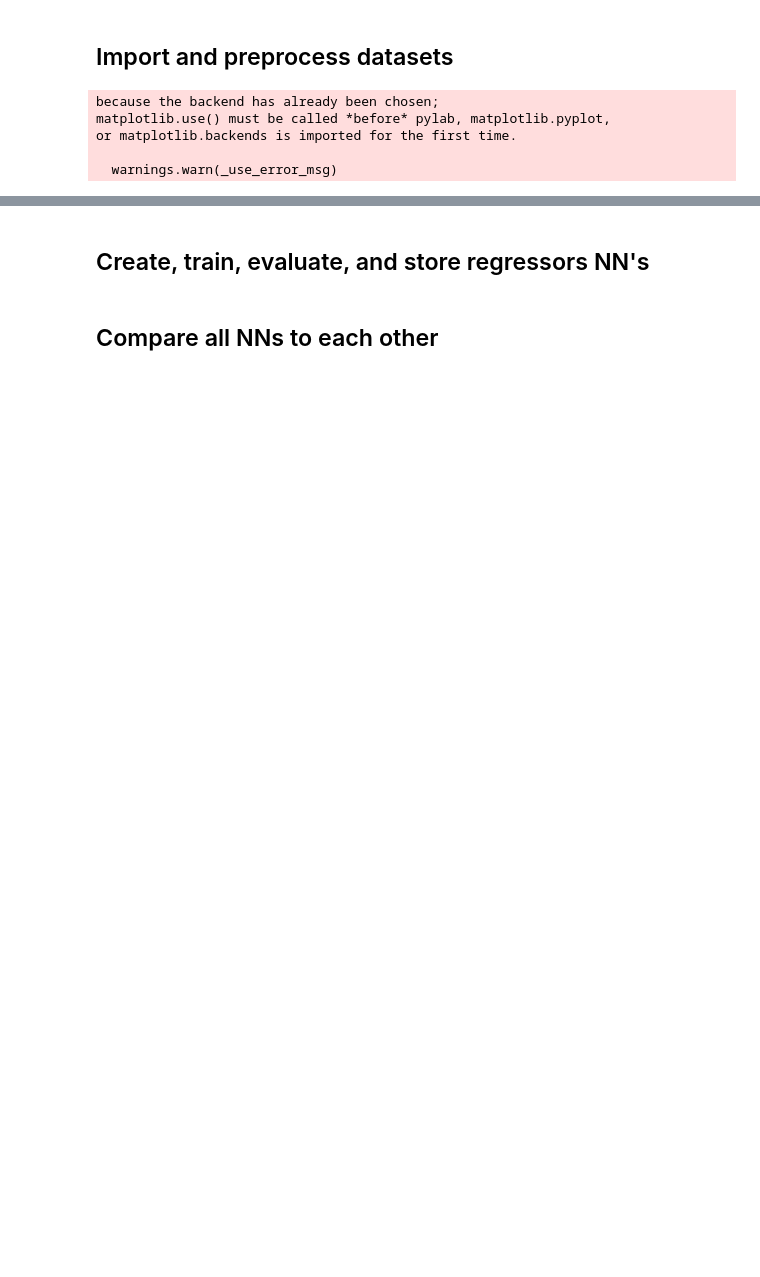
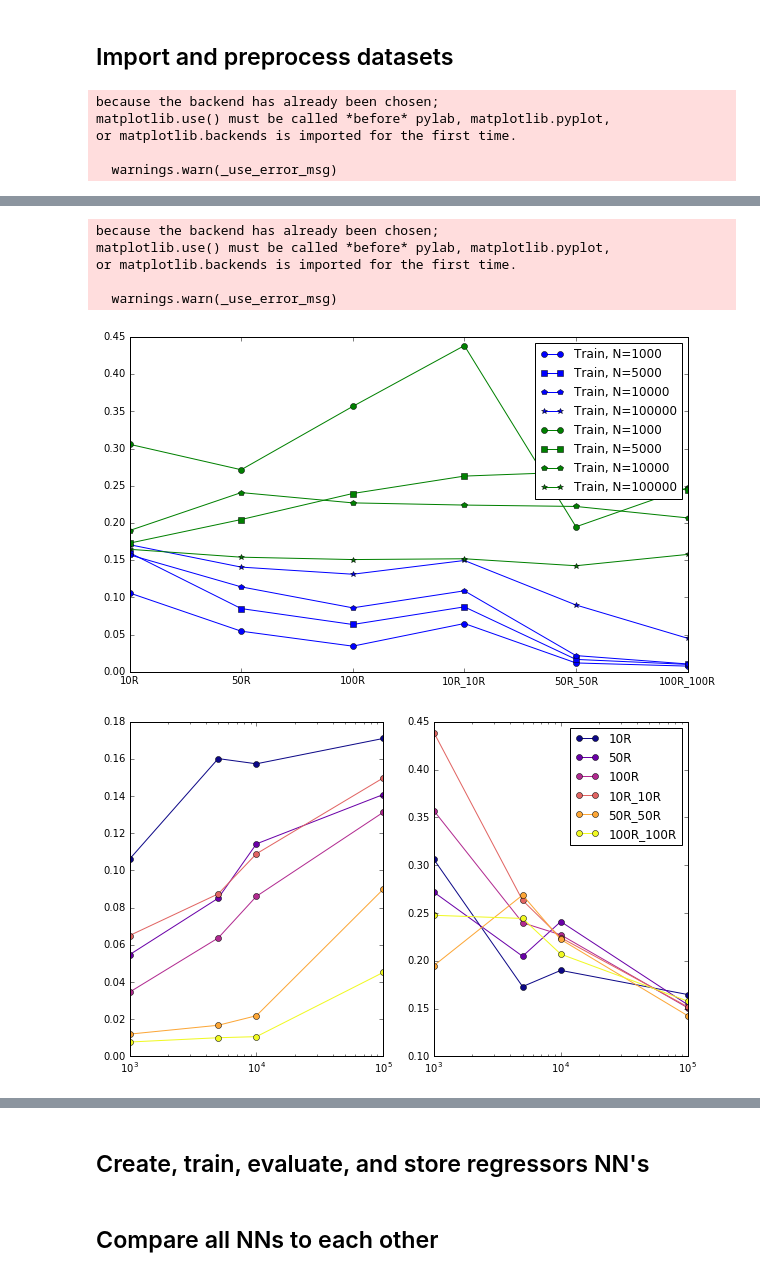
Before and after one commit to jgdwyer/ML-convection, a Jupyter notebook: Neural Network Workbook.ipynb, the cells around one changed output, grey strips where cells are left out. Saved outputs shown, nothing was run; the diff lists cells and outputs as text; code cells hidden in the pictures; blank space fills up the shorter version.

```diff
--- a/Neural Network Workbook.ipynb
+++ b/Neural Network Workbook.ipynb
@@ -33,0 +125,12 @@ or matplotlib.backends is imported for the first time.
+# %%
+from imp import reload
+reload(nnplot)
+nnplot.meta_compare_error_rate_v2()
+# %% [output]
+because the backend has already been chosen;
+matplotlib.use() must be called *before* pylab, matplotlib.pyplot,
+or matplotlib.backends is imported for the first time.
+
+  warnings.warn(_use_error_msg)
+[figure, added]
+[figure, added]
```
Also changed, not shown: parts of 37 cells of this notebook, 1 other file.
